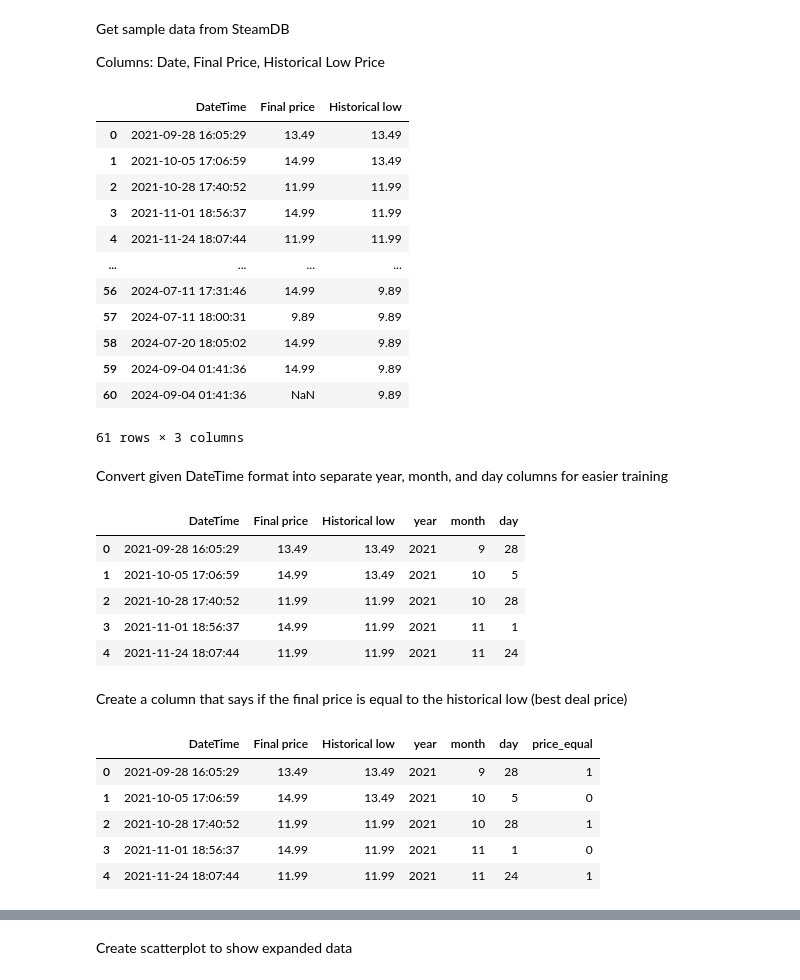
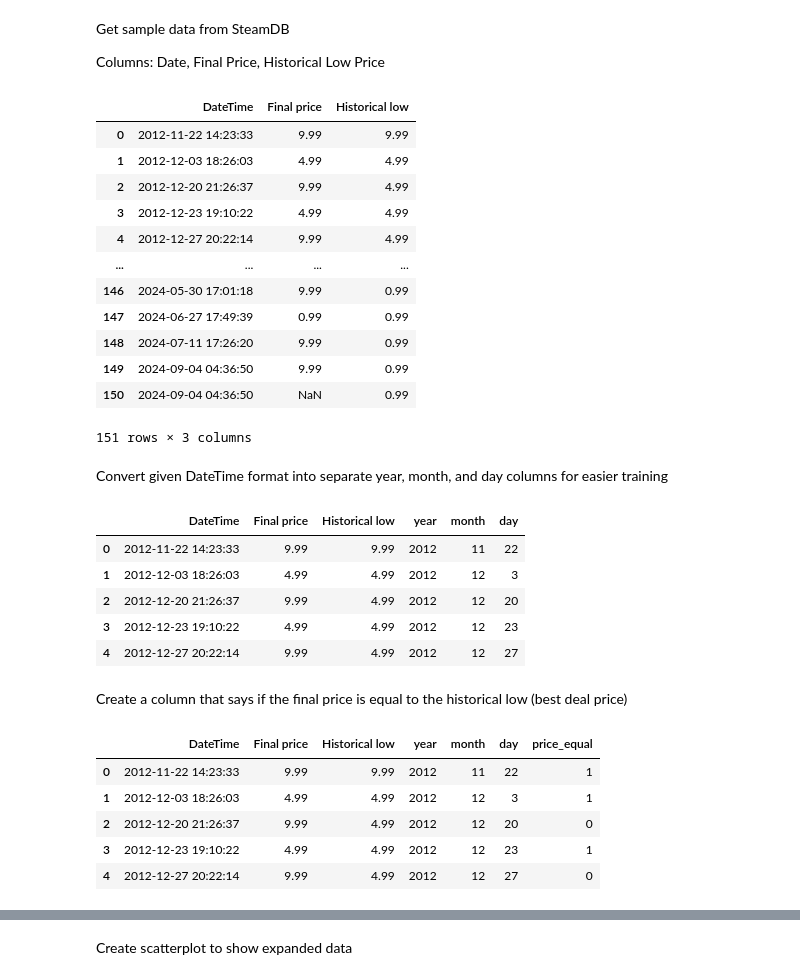
Before and after one commit to yuddanti/SteamSalePredictor, a Jupyter notebook: steam_price_predictor_test.ipynb, the cells around one changed output, grey strips where cells are left out. Drawn from its saved outputs; the diff is of its cells as text; code cells hidden in the pictures.

```diff
--- a/steam_price_predictor_test.ipynb
+++ b/steam_price_predictor_test.ipynb
@@ -11,22 +11,22 @@ Get sample data from SteamDB
 
 Columns: Date, Final Price, Historical Low Price
 # %%
-data = pd.read_csv('chart.csv')
+data = pd.read_csv('chart2.csv')
 data
 # %% [output]
 |  | DateTime | Final price | Historical low |
-| 0 | 2021-09-28 16:05:29 | 13.49 | 13.49 |
-| 1 | 2021-10-05 17:06:59 | 14.99 | 13.49 |
-| 2 | 2021-10-28 17:40:52 | 11.99 | 11.99 |
-| 3 | 2021-11-01 18:56:37 | 14.99 | 11.99 |
-| 4 | 2021-11-24 18:07:44 | 11.99 | 11.99 |
+| 0 | 2012-11-22 14:23:33 | 9.99 | 9.99 |
+| 1 | 2012-12-03 18:26:03 | 4.99 | 4.99 |
+| 2 | 2012-12-20 21:26:37 | 9.99 | 4.99 |
+| 3 | 2012-12-23 19:10:22 | 4.99 | 4.99 |
+| 4 | 2012-12-27 20:22:14 | 9.99 | 4.99 |
 | ... | ... | ... | ... |
-| 56 | 2024-07-11 17:31:46 | 14.99 | 9.89 |
-| 57 | 2024-07-11 18:00:31 | 9.89 | 9.89 |
-| 58 | 2024-07-20 18:05:02 | 14.99 | 9.89 |
-| 59 | 2024-09-04 01:41:36 | 14.99 | 9.89 |
-| 60 | 2024-09-04 01:41:36 | NaN | 9.89 |
+| 146 | 2024-05-30 17:01:18 | 9.99 | 0.99 |
+| 147 | 2024-06-27 17:49:39 | 0.99 | 0.99 |
+| 148 | 2024-07-11 17:26:20 | 9.99 | 0.99 |
+| 149 | 2024-09-04 04:36:50 | 9.99 | 0.99 |
+| 150 | 2024-09-04 04:36:50 | NaN | 0.99 |
-61 rows × 3 columns
+151 rows × 3 columns
 # %% [markdown]
 Convert given DateTime format into separate year, month, and day columns for easier training
 # %%
@@ -39,11 +39,11 @@ data['day'] = data['DateTime'].dt.day
 data.head()
 # %% [output]
 |  | DateTime | Final price | Historical low | year | month | day |
-| 0 | 2021-09-28 16:05:29 | 13.49 | 13.49 | 2021 | 9 | 28 |
-| 1 | 2021-10-05 17:06:59 | 14.99 | 13.49 | 2021 | 10 | 5 |
-| 2 | 2021-10-28 17:40:52 | 11.99 | 11.99 | 2021 | 10 | 28 |
-| 3 | 2021-11-01 18:56:37 | 14.99 | 11.99 | 2021 | 11 | 1 |
-| 4 | 2021-11-24 18:07:44 | 11.99 | 11.99 | 2021 | 11 | 24 |
+| 0 | 2012-11-22 14:23:33 | 9.99 | 9.99 | 2012 | 11 | 22 |
+| 1 | 2012-12-03 18:26:03 | 4.99 | 4.99 | 2012 | 12 | 3 |
+| 2 | 2012-12-20 21:26:37 | 9.99 | 4.99 | 2012 | 12 | 20 |
+| 3 | 2012-12-23 19:10:22 | 4.99 | 4.99 | 2012 | 12 | 23 |
+| 4 | 2012-12-27 20:22:14 | 9.99 | 4.99 | 2012 | 12 | 27 |
 # %% [markdown]
 Create a column that says if the final price is equal to the historical low (best deal price)
 # %%
@@ -52,11 +52,11 @@ data['price_equal'] = np.where(data['Final price'] == data['Historical low'], 1,
 data.head()
 # %% [output]
 |  | DateTime | Final price | Historical low | year | month | day | price_equal |
-| 0 | 2021-09-28 16:05:29 | 13.49 | 13.49 | 2021 | 9 | 28 | 1 |
-| 1 | 2021-10-05 17:06:59 | 14.99 | 13.49 | 2021 | 10 | 5 | 0 |
-| 2 | 2021-10-28 17:40:52 | 11.99 | 11.99 | 2021 | 10 | 28 | 1 |
-| 3 | 2021-11-01 18:56:37 | 14.99 | 11.99 | 2021 | 11 | 1 | 0 |
-| 4 | 2021-11-24 18:07:44 | 11.99 | 11.99 | 2021 | 11 | 24 | 1 |
+| 0 | 2012-11-22 14:23:33 | 9.99 | 9.99 | 2012 | 11 | 22 | 1 |
+| 1 | 2012-12-03 18:26:03 | 4.99 | 4.99 | 2012 | 12 | 3 | 1 |
+| 2 | 2012-12-20 21:26:37 | 9.99 | 4.99 | 2012 | 12 | 20 | 0 |
+| 3 | 2012-12-23 19:10:22 | 4.99 | 4.99 | 2012 | 12 | 23 | 1 |
+| 4 | 2012-12-27 20:22:14 | 9.99 | 4.99 | 2012 | 12 | 27 | 0 |
 # %%
 from datetime import timedelta
 
```
Also changed, not shown: parts of 12 cells of this notebook.
